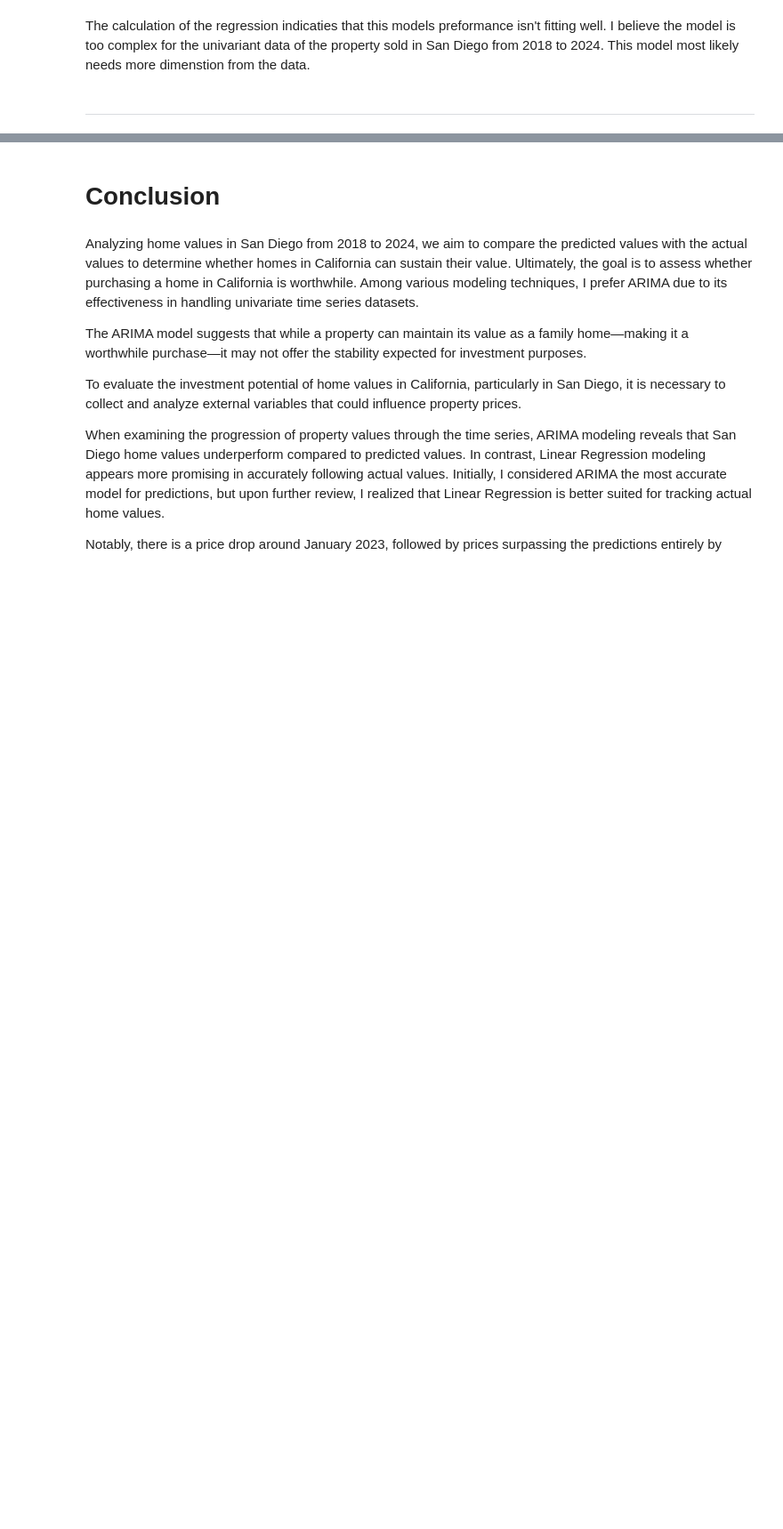
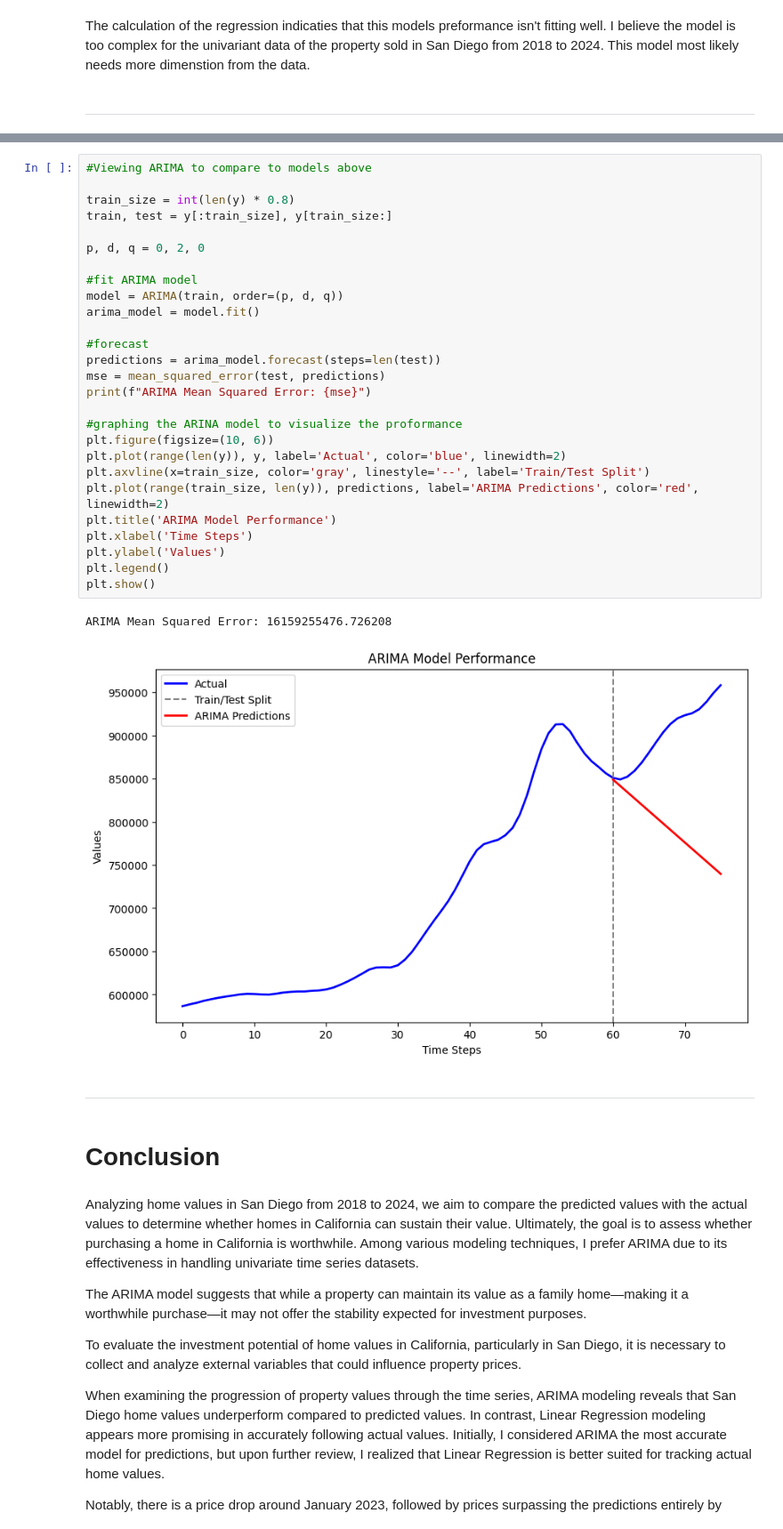
Before and after one commit to LindsClar/Real_Estate_Rep, a Jupyter notebook: Predicting_CA_Property_Through_Modeling.ipynb, the cells around one changed output, grey strips where cells are left out. Shown at 89% size. Saved outputs shown, nothing was run; the diff lists cells and outputs as text; blank space fills up the shorter version.

```diff
--- a/Predicting_CA_Property_Through_Modeling.ipynb
+++ b/Predicting_CA_Property_Through_Modeling.ipynb
@@ -865,3 +912,37 @@ The calculation of the regression indicaties that this models preformance isn't
+# %%
+#Viewing ARIMA to compare to models above
+
+train_size = int(len(y) * 0.8)
+train, test = y[:train_size], y[train_size:]
+
+p, d, q = 0, 2, 0
+
+#fit ARIMA model
+model = ARIMA(train, order=(p, d, q))
+arima_model = model.fit()
+
+#forecast
+predictions = arima_model.forecast(steps=len(test))
+mse = mean_squared_error(test, predictions)
+print(f"ARIMA Mean Squared Error: {mse}")
+
+#graphing the ARINA model to visualize the proformance
+plt.figure(figsize=(10, 6))
+plt.plot(range(len(y)), y, label='Actual', color='blue', linewidth=2)
+plt.axvline(x=train_size, color='gray', linestyle='--', label='Train/Test Split')
+plt.plot(range(train_size, len(y)), predictions, label='ARIMA Predictions', color='red', linewidth=2)
+plt.title('ARIMA Model Performance')
+plt.xlabel('Time Steps')
+plt.ylabel('Values')
+plt.legend()
+plt.show()
+# %% [output]
+ARIMA Mean Squared Error: 16159255476.726208
+[figure, added]
+# %% [markdown]
+
+
+---
 # %% [markdown]
 # Conclusion
 # %% [markdown]
```
Also changed, not shown: parts of 7 cells of this notebook.
